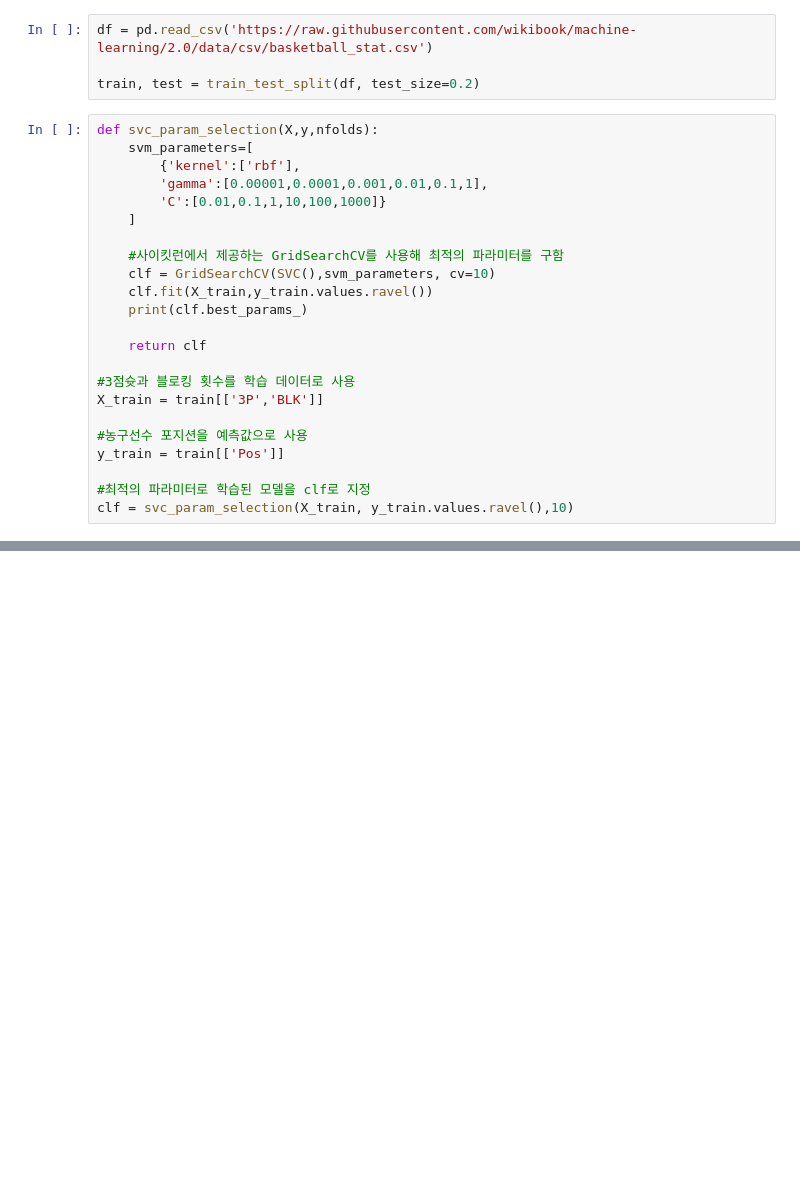
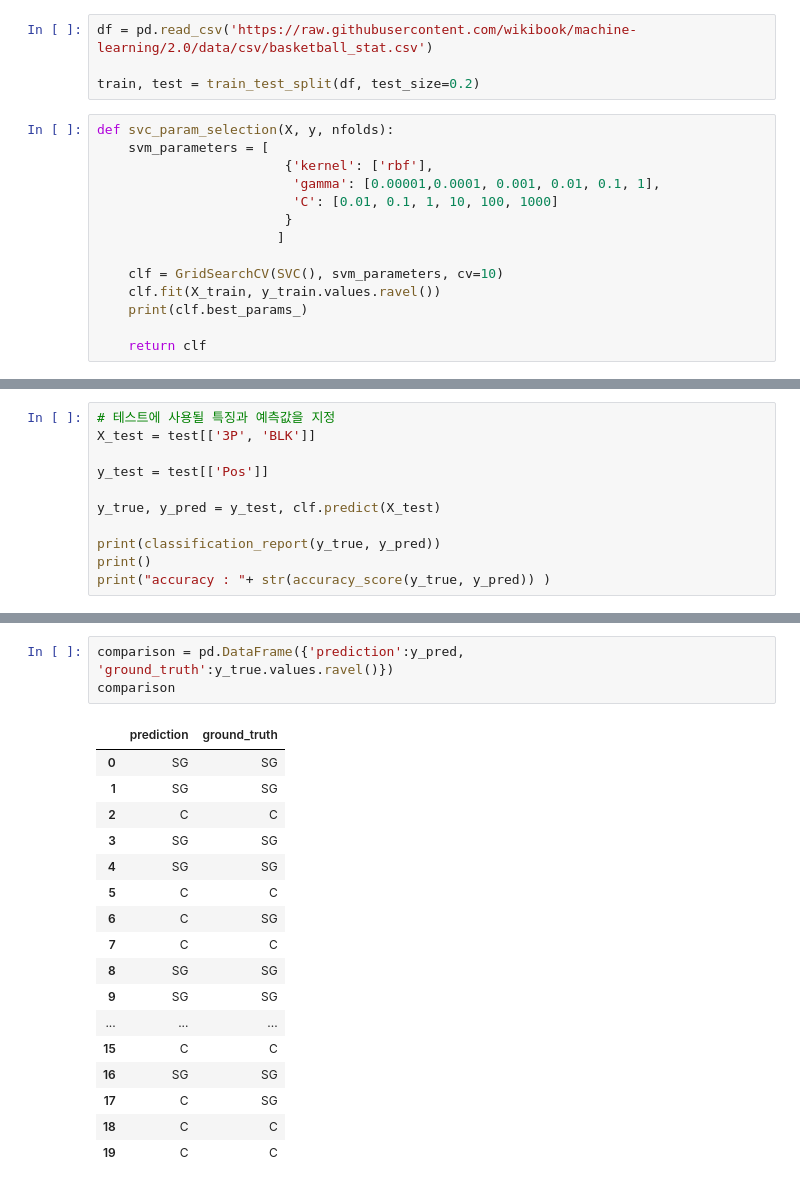
Before and after one commit to superjuyeon/Machine-learning, a Jupyter notebook: SVM.ipynb, the cells around one changed output, grey strips where cells are left out. Cells and saved outputs as stored; diff of their text form; blank space fills up the shorter version.

```diff
--- a/SVM.ipynb
+++ b/SVM.ipynb
@@ -11,25 +12,16 @@ df = pd.read_csv('https://raw.githubusercontent.com/wikibook/machine-learning/2.
 
 train, test = train_test_split(df, test_size=0.2)
 # %%
-def svc_param_selection(X,y,nfolds):
-    svm_parameters=[
-        {'kernel':['rbf'],
-        'gamma':[0.00001,0.0001,0.001,0.01,0.1,1],
-        'C':[0.01,0.1,1,10,100,1000]}
-    ]
+def svc_param_selection(X, y, nfolds):
+    svm_parameters = [
+                        {'kernel': ['rbf'],
+                         'gamma': [0.00001,0.0001, 0.001, 0.01, 0.1, 1],
+                         'C': [0.01, 0.1, 1, 10, 100, 1000]
+                        }
+                       ]
 
-    #사이킷런에서 제공하는 GridSearchCV를 사용해 최적의 파라미터를 구함
-    clf = GridSearchCV(SVC(),svm_parameters, cv=10)
-    clf.fit(X_train,y_train.values.ravel())
+    clf = GridSearchCV(SVC(), svm_parameters, cv=10)
+    clf.fit(X_train, y_train.values.ravel())
     print(clf.best_params_)
 
     return clf
-
-#3점슛과 블로킹 횟수를 학습 데이터로 사용
-X_train = train[['3P','BLK']]
-
-#농구선수 포지션을 예측값으로 사용
-y_train = train[['Pos']]
-
-#최적의 파라미터로 학습된 모델을 clf로 지정
-clf = svc_param_selection(X_train, y_train.values.ravel(),10)
@@ -85,0 +79,11 @@ for (k,(C,gamma,clf)) in enumerate(Classifiers):
+# %%
+# 테스트에 사용될 특징과 예측값을 지정
+X_test = test[['3P', 'BLK']]
+
+y_test = test[['Pos']]
+
+y_true, y_pred = y_test, clf.predict(X_test)
+
+print(classification_report(y_true, y_pred))
+print()
+print("accuracy : "+ str(accuracy_score(y_true, y_pred)) )
@@ -85,0 +102,21 @@ for (k,(C,gamma,clf)) in enumerate(Classifiers):
+# %%
+comparison = pd.DataFrame({'prediction':y_pred, 'ground_truth':y_true.values.ravel()})
+comparison
+# %% [output]
+|  | prediction | ground_truth |
+| 0 | SG | SG |
+| 1 | SG | SG |
+| 2 | C | C |
+| 3 | SG | SG |
+| 4 | SG | SG |
+| 5 | C | C |
+| 6 | C | SG |
+| 7 | C | C |
+| 8 | SG | SG |
+| 9 | SG | SG |
+| ... | ... | ... |
+| 15 | C | C |
+| 16 | SG | SG |
+| 17 | C | SG |
+| 18 | C | C |
+| 19 | C | C |
```
Also changed, not shown: parts of 5 cells of this notebook, 1 other file.
